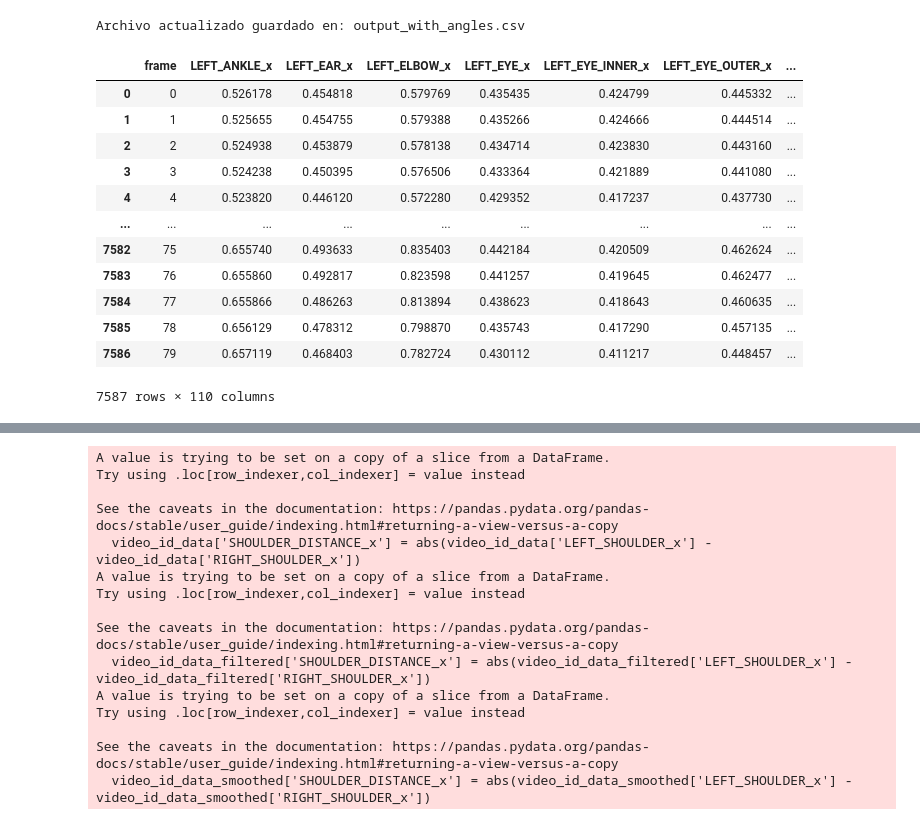
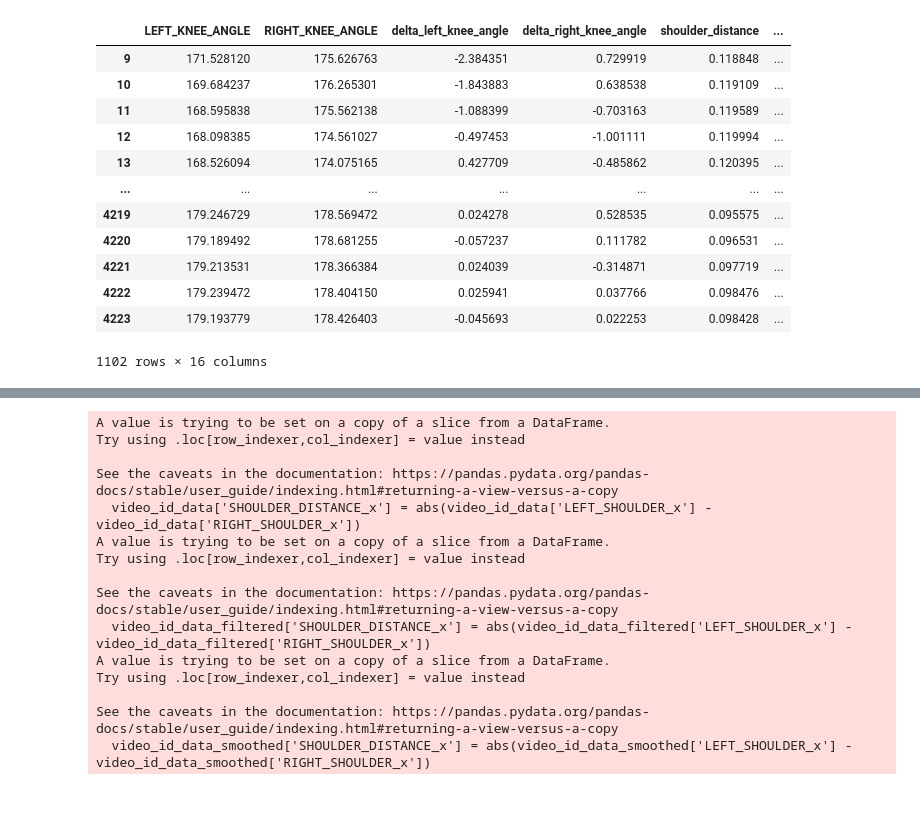
Before and after one commit to santiagobarrazas/AI-Project-BLM, a Jupyter notebook: main.ipynb, the cells around one changed output, grey strips where cells are left out. Cells and saved outputs as stored; diff of their text form; code cells hidden in the pictures.

```diff
--- a/main.ipynb
+++ b/main.ipynb
@@ -77,41 +102,29 @@ Processed data saved to output_with_angles.csv
-# %%
-file_path = output_file  # Cambia por la ruta real de tu archivo
-df = pd.read_csv(file_path)
-
-# Parámetros para cálculo
-frame_time = 0.033  # Tiempo entre frames (en segundos, ej.: 30 FPS => 1/30)
-
-df['shoulder_distance'] = np.sqrt(
-    (df['LEFT_SHOULDER_x'] - df['RIGHT_SHOULDER_x'])**2 +
-    (df['LEFT_SHOULDER_y'] - df['RIGHT_SHOULDER_y'])**2
-)
-
-df['hip_distance'] = np.sqrt(
-    (df['LEFT_HIP_x'] - df['RIGHT_HIP_x'])**2 +
-    (df['LEFT_HIP_y'] - df['RIGHT_HIP_y'])**2
-)
-
-df.fillna(0, inplace=True)
-
-df.to_csv(output_file, index=False)
-
-print("Archivo actualizado guardado en:", output_file)
-# %% [output]
-Archivo actualizado guardado en: output_with_angles.csv
-# %%
-movement_data = pd.read_csv("output_with_angles.csv")
-movement_data
-# %% [output]
-|  | frame | LEFT_ANKLE_x | LEFT_EAR_x | LEFT_ELBOW_x | LEFT_EYE_x | LEFT_EYE_INNER_x | LEFT_EYE_OUTER_x | ... |
-| 0 | 0 | 0.526178 | 0.454818 | 0.579769 | 0.435435 | 0.424799 | 0.445332 | ... |
-| 1 | 1 | 0.525655 | 0.454755 | 0.579388 | 0.435266 | 0.424666 | 0.444514 | ... |
-| 2 | 2 | 0.524938 | 0.453879 | 0.578138 | 0.434714 | 0.423830 | 0.443160 | ... |
-| 3 | 3 | 0.524238 | 0.450395 | 0.576506 | 0.433364 | 0.421889 | 0.441080 | ... |
-| 4 | 4 | 0.523820 | 0.446120 | 0.572280 | 0.429352 | 0.417237 | 0.437730 | ... |
-| ... | ... | ... | ... | ... | ... | ... | ... | ... |
-| 7582 | 75 | 0.655740 | 0.493633 | 0.835403 | 0.442184 | 0.420509 | 0.462624 | ... |
-| 7583 | 76 | 0.655860 | 0.492817 | 0.823598 | 0.441257 | 0.419645 | 0.462477 | ... |
-| 7584 | 77 | 0.655866 | 0.486263 | 0.813894 | 0.438623 | 0.418643 | 0.460635 | ... |
-| 7585 | 78 | 0.656129 | 0.478312 | 0.798870 | 0.435743 | 0.417290 | 0.457135 | ... |
-| 7586 | 79 | 0.657119 | 0.468403 | 0.782724 | 0.430112 | 0.411217 | 0.448457 | ... |
-7587 rows × 110 columns
+# %%
+filtered_features = [
+    'LEFT_KNEE_ANGLE', 'RIGHT_KNEE_ANGLE',
+    'delta_left_knee_angle', 'delta_right_knee_angle',
+    'shoulder_distance', 'hip_distance', 'ankle_distance',
+    'hip_distance_velocity', 'ankle_distance_velocity',
+    'hip_distance_acceleration', 'ankle_distance_acceleration',
+    'COM_x_velocity', 'COM_y_velocity', 'COM_x_acceleration', 'COM_y_acceleration',
+    'annotation'
+]
+
+filtered_data = df[filtered_features]
+filtered_data.to_csv("filtered_movement_data.csv", index=False)
+# %%
+filtered_data[filtered_data['annotation'] == 'approach']
+# %% [output]
+|  | LEFT_KNEE_ANGLE | RIGHT_KNEE_ANGLE | delta_left_knee_angle | delta_right_knee_angle | shoulder_distance | ... |
+| 9 | 171.528120 | 175.626763 | -2.384351 | 0.729919 | 0.118848 | ... |
+| 10 | 169.684237 | 176.265301 | -1.843883 | 0.638538 | 0.119109 | ... |
+| 11 | 168.595838 | 175.562138 | -1.088399 | -0.703163 | 0.119589 | ... |
+| 12 | 168.098385 | 174.561027 | -0.497453 | -1.001111 | 0.119994 | ... |
+| 13 | 168.526094 | 174.075165 | 0.427709 | -0.485862 | 0.120395 | ... |
+| ... | ... | ... | ... | ... | ... | ... |
+| 4219 | 179.246729 | 178.569472 | 0.024278 | 0.528535 | 0.095575 | ... |
+| 4220 | 179.189492 | 178.681255 | -0.057237 | 0.111782 | 0.096531 | ... |
+| 4221 | 179.213531 | 178.366384 | 0.024039 | -0.314871 | 0.097719 | ... |
+| 4222 | 179.239472 | 178.404150 | 0.025941 | 0.037766 | 0.098476 | ... |
+| 4223 | 179.193779 | 178.426403 | -0.045693 | 0.022253 | 0.098428 | ... |
+1102 rows × 16 columns
```
Also changed, not shown: parts of 7 cells of this notebook, 11 other files.
